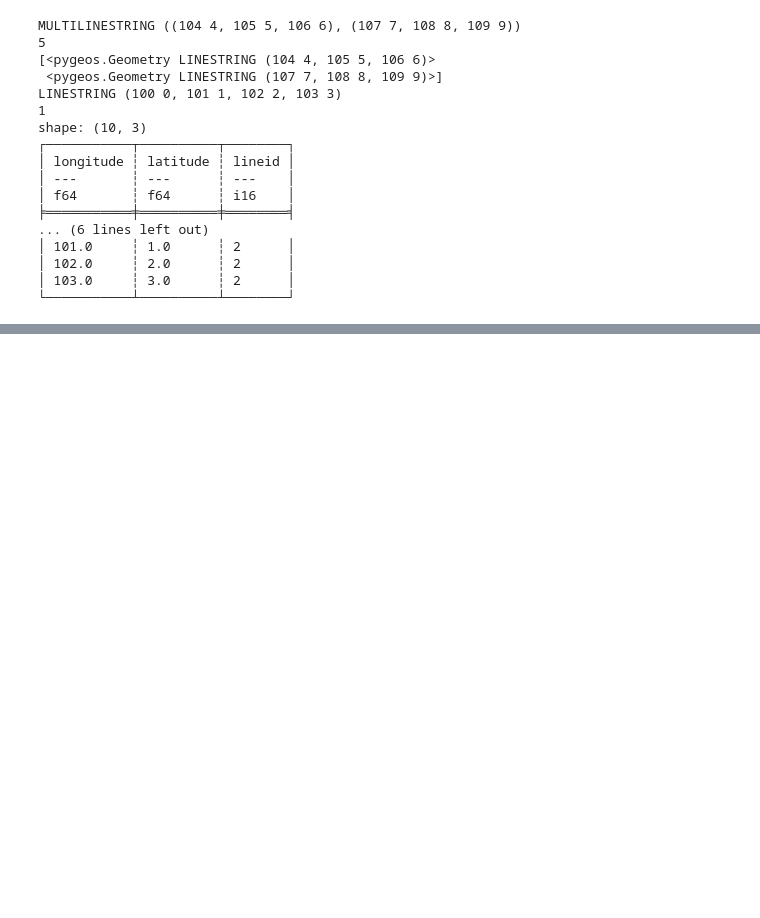
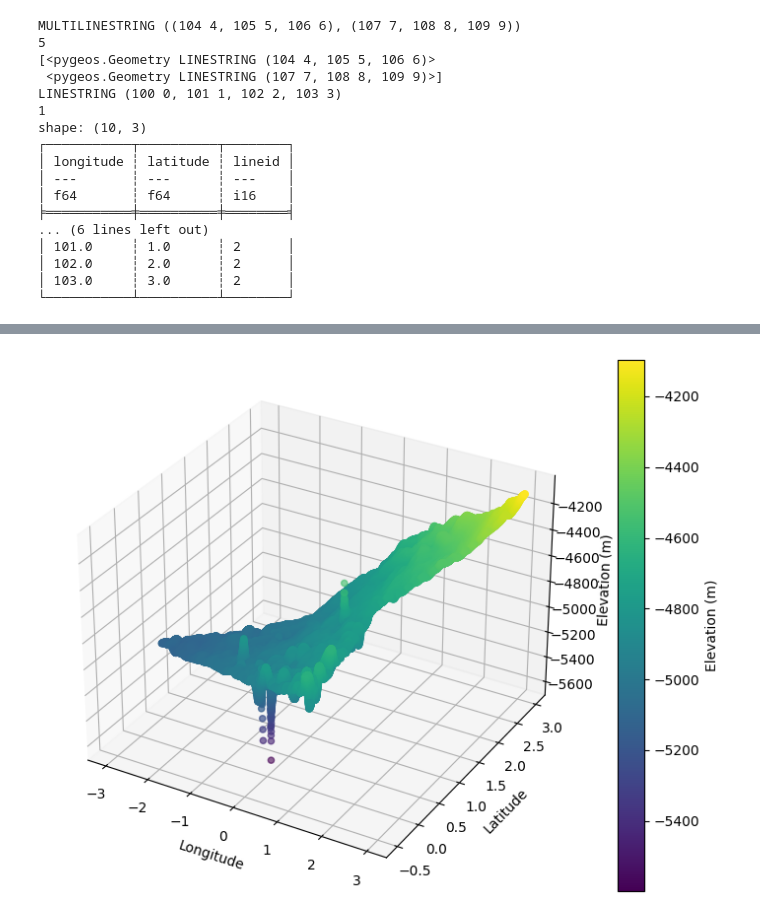
Before and after one commit to cywhale/gebco, a Jupyter notebook: dev/wireframe01.ipynb, the cells around one changed output, grey strips where cells are left out. Drawn from its saved outputs; the diff is of its cells as text; code cells hidden in the pictures; blank space fills up the shorter version.

```diff
--- a/dev/wireframe01.ipynb
+++ b/dev/wireframe01.ipynb
@@ -521,0 +874,25 @@ print(df2)
+# %%
+#import matplotlib.pyplot as plt
+#from mpl_toolkits.mplot3d import Axes3D
+
+def plot_3d_z_profile(df):
+    fig = plt.figure(figsize=(10, 7))
+    ax = fig.add_subplot(111, projection='3d')
+
+    # Scatter plot using longitude, latitude, and z
+    sc = ax.scatter(df['longitude'], df['latitude'], df['z'], c=df['z'], cmap='viridis')
+
+    # Adding labels
+    ax.set_xlabel('Longitude')
+    ax.set_ylabel('Latitude')
+    ax.set_zlabel('Elevation (m)')
+
+    # Color bar indicating elevation
+    plt.colorbar(sc, ax=ax, label='Elevation (m)')
+
+    plt.show()
+
+# Example usage
+plot_3d_z_profile(df2)
+# %% [output]
+[figure, added]
```
Also changed, not shown: parts of 32 cells of this notebook, 10 other files.
